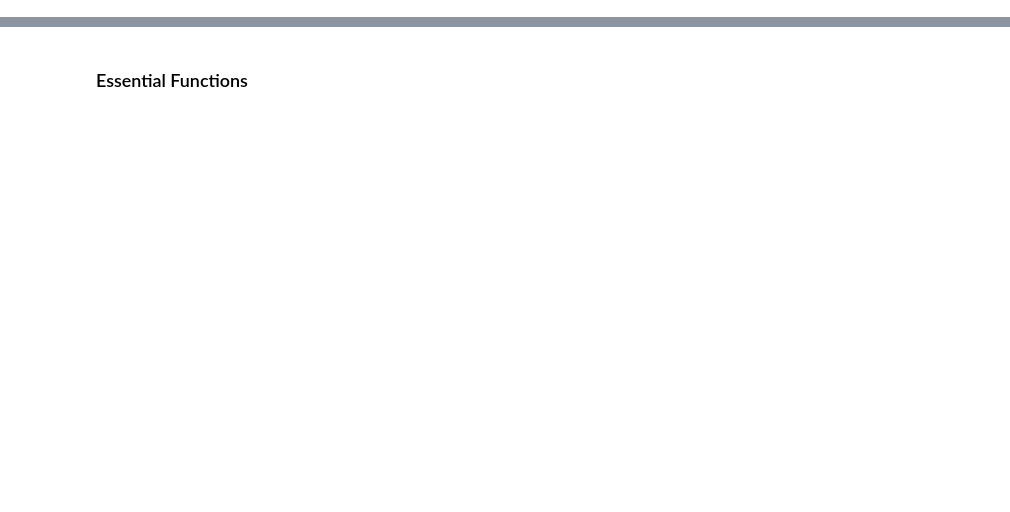
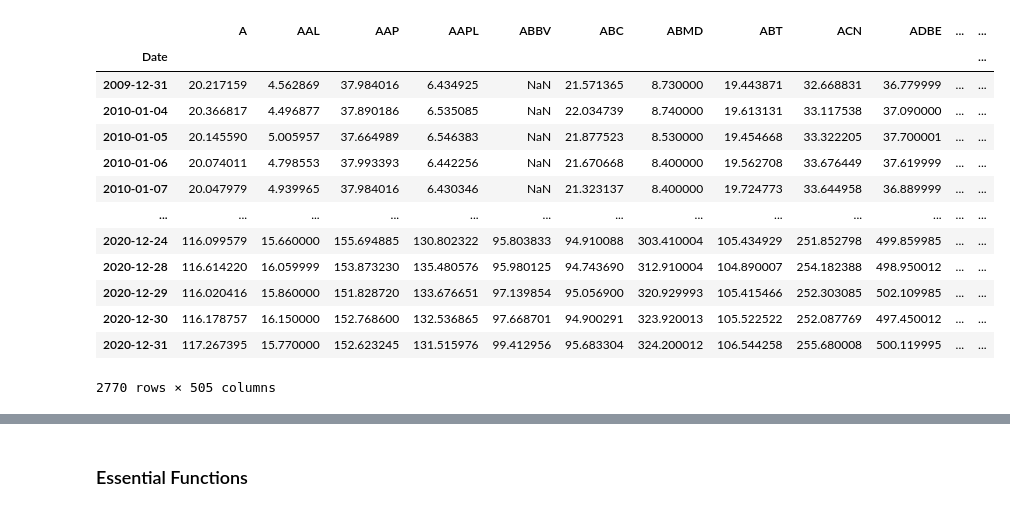
Before and after one commit to rileyang1/Quant-Others, a Jupyter notebook: Long Short Equity/longshort_func.ipynb, the cells around one changed output, grey strips where cells are left out. Cells and saved outputs as stored; diff of their text form; code cells hidden in the pictures; blank space fills up the shorter version.

```diff
--- a/Long Short Equity/longshort_func.ipynb
+++ b/Long Short Equity/longshort_func.ipynb
@@ -37,3 +35,20 @@ date = adj_close.index
+# %%
+adj_close
+# %% [output]
+|  | A | AAL | AAP | AAPL | ABBV | ABC | ABMD | ABT | ACN | ADBE | ... | ... |
+| Date |  |  |  |  |  |  |  |  |  |  |  | ... |
+| 2009-12-31 | 20.217159 | 4.562869 | 37.984016 | 6.434925 | NaN | 21.571365 | 8.730000 | 19.443871 | 32.668831 | 36.779999 | ... | ... |
+| 2010-01-04 | 20.366817 | 4.496877 | 37.890186 | 6.535085 | NaN | 22.034739 | 8.740000 | 19.613131 | 33.117538 | 37.090000 | ... | ... |
+| 2010-01-05 | 20.145590 | 5.005957 | 37.664989 | 6.546383 | NaN | 21.877523 | 8.530000 | 19.454668 | 33.322205 | 37.700001 | ... | ... |
+| 2010-01-06 | 20.074011 | 4.798553 | 37.993393 | 6.442256 | NaN | 21.670668 | 8.400000 | 19.562708 | 33.676449 | 37.619999 | ... | ... |
+| 2010-01-07 | 20.047979 | 4.939965 | 37.984016 | 6.430346 | NaN | 21.323137 | 8.400000 | 19.724773 | 33.644958 | 36.889999 | ... | ... |
+| ... | ... | ... | ... | ... | ... | ... | ... | ... | ... | ... | ... | ... |
+| 2020-12-24 | 116.099579 | 15.660000 | 155.694885 | 130.802322 | 95.803833 | 94.910088 | 303.410004 | 105.434929 | 251.852798 | 499.859985 | ... | ... |
+| 2020-12-28 | 116.614220 | 16.059999 | 153.873230 | 135.480576 | 95.980125 | 94.743690 | 312.910004 | 104.890007 | 254.182388 | 498.950012 | ... | ... |
+| 2020-12-29 | 116.020416 | 15.860000 | 151.828720 | 133.676651 | 97.139854 | 95.056900 | 320.929993 | 105.415466 | 252.303085 | 502.109985 | ... | ... |
+| 2020-12-30 | 116.178757 | 16.150000 | 152.768600 | 132.536865 | 97.668701 | 94.900291 | 323.920013 | 105.522522 | 252.087769 | 497.450012 | ... | ... |
+| 2020-12-31 | 117.267395 | 15.770000 | 152.623245 | 131.515976 | 99.412956 | 95.683304 | 324.200012 | 106.544258 | 255.680008 | 500.119995 | ... | ... |
+2770 rows × 505 columns
 # %%
 adj_close_arr = adj_close.to_numpy()
 # %%
```
Also changed, not shown: parts of 16 cells of this notebook.
